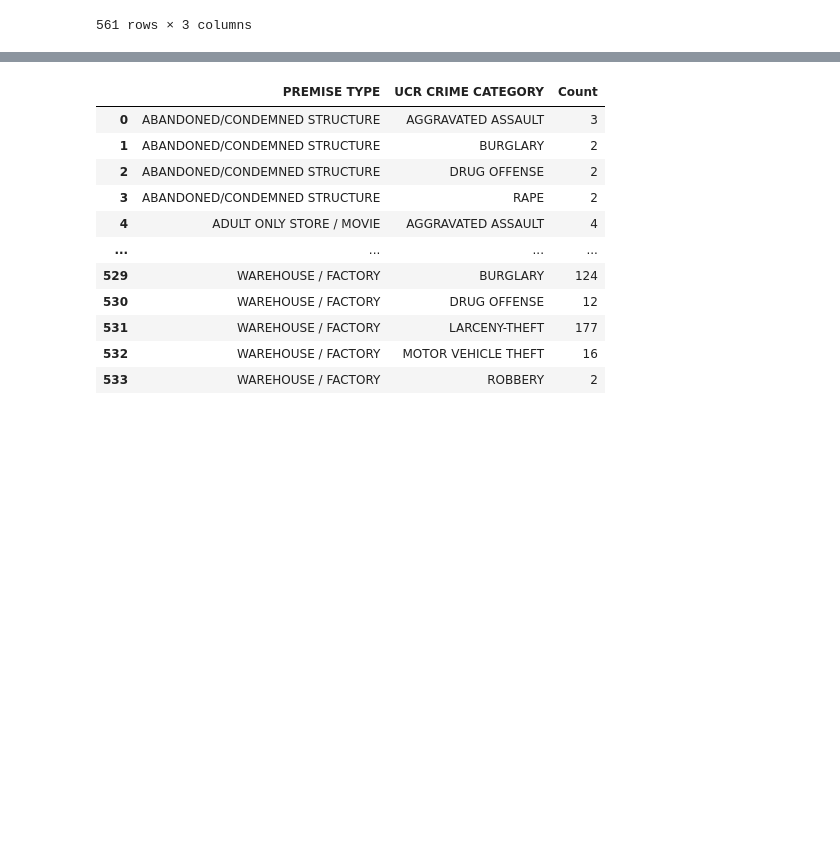
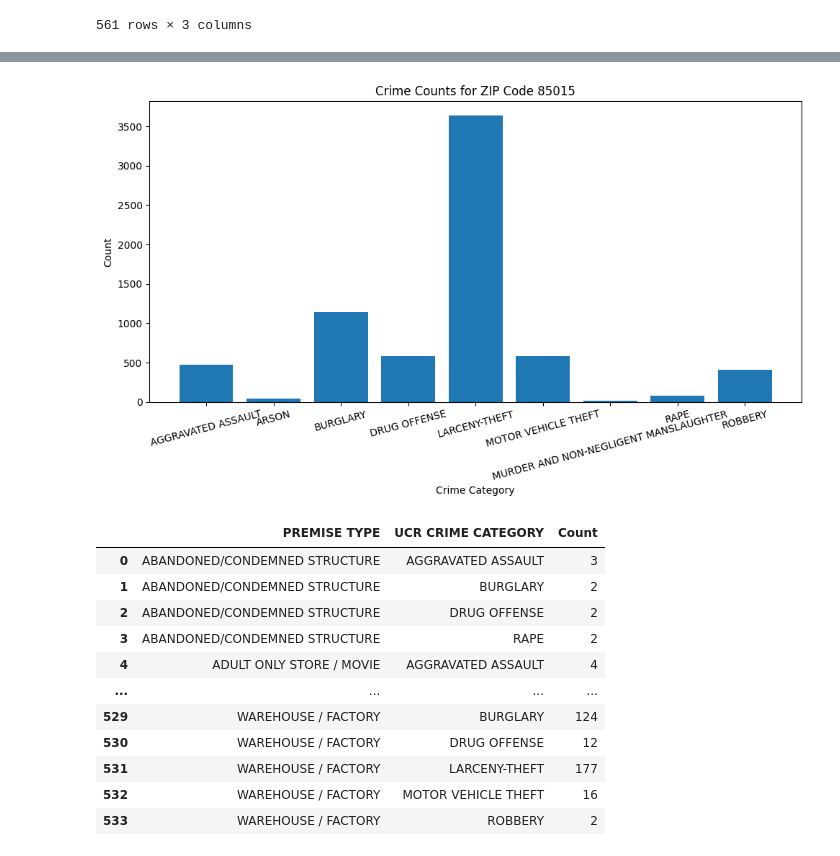
Before and after one commit to ekaterga/stc510, a Jupyter notebook: Module3Basics.ipynb, the cells around one changed output, grey strips where cells are left out. Saved outputs shown, nothing was run; the diff lists cells and outputs as text; code cells hidden in the pictures; blank space fills up the shorter version.

```diff
--- a/Module3Basics.ipynb
+++ b/Module3Basics.ipynb
@@ -114,0 +97,2 @@ Next I did premise type and crime category.
+# %%
+specificzipstats = zip_cat_stats[zip_cat_stats['ZIP'] == 85015]
@@ -115,3 +112,14 @@ Next I did premise type and crime category.
+# %%
+plt.figure(figsize=(10, 6))
+plt.bar(specificzipstats['UCR CRIME CATEGORY'], specificzipstats['Count'])
+plt.xlabel('Crime Category')
+plt.ylabel('Count')
+plt.title('Crime Counts for ZIP Code 85015')
+plt.xticks(rotation=15)
+plt.tight_layout()
+plt.show()
+# %% [output]
+[figure, added]
 # %%
 prem_cat_stats = crime_data.groupby(['PREMISE TYPE', 'UCR CRIME CATEGORY']).size().reset_index(name='Count')
 # %%
```
Also changed, not shown: parts of 29 cells of this notebook.
